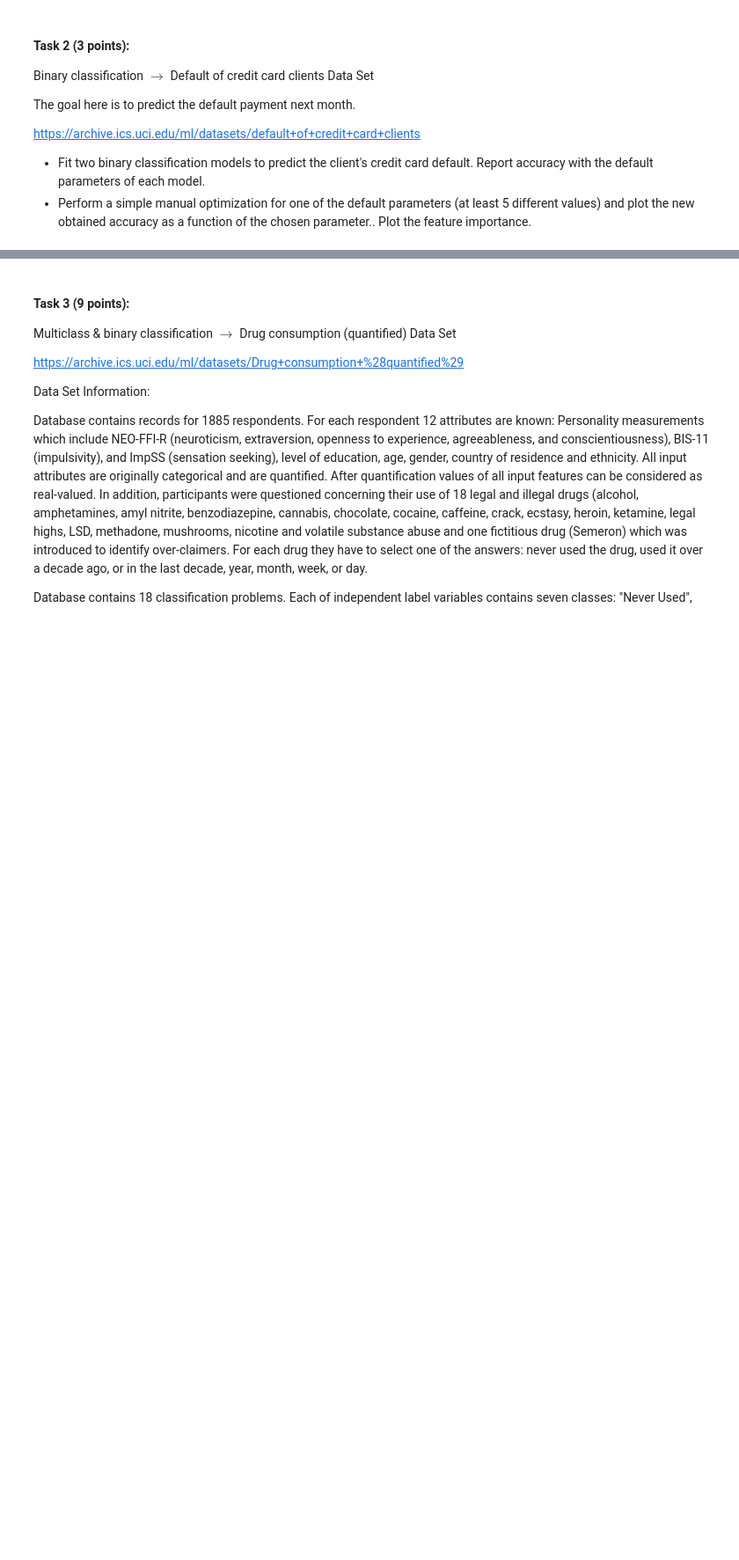
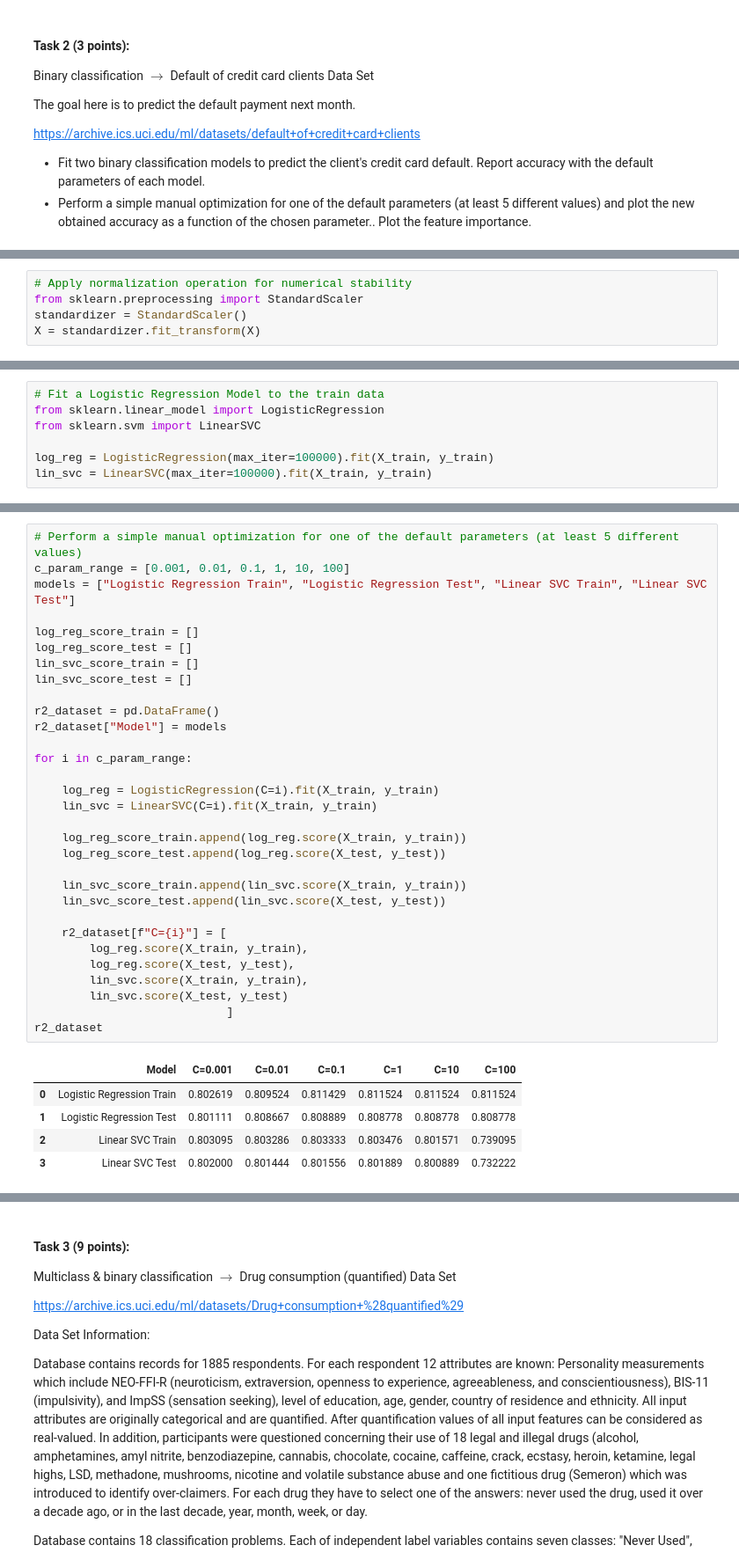
Before and after one commit to martinel-UAS/projects, a Jupyter notebook: Assignment_1/Assignment_1.ipynb, the cells around one changed output, grey strips where cells are left out. Shown at 88% size. Cells and saved outputs as stored; diff of their text form; blank space fills up the shorter version.

```diff
--- a/Assignment_1/Assignment_1.ipynb
+++ b/Assignment_1/Assignment_1.ipynb
@@ -164,0 +159,5 @@ df.head
+# %%
+# Apply normalization operation for numerical stability
+from sklearn.preprocessing import StandardScaler
+standardizer = StandardScaler()
+X = standardizer.fit_transform(X)
@@ -164,0 +172,7 @@ df.head
+# %%
+# Fit a Logistic Regression Model to the train data
+from sklearn.linear_model import LogisticRegression
+from sklearn.svm import LinearSVC
+
+log_reg = LogisticRegression(max_iter=100000).fit(X_train, y_train)
+lin_svc = LinearSVC(max_iter=100000).fit(X_train, y_train)
@@ -164,0 +226,37 @@ df.head
+# %%
+# Perform a simple manual optimization for one of the default parameters (at least 5 different values)
+c_param_range = [0.001, 0.01, 0.1, 1, 10, 100]
+models = ["Logistic Regression Train", "Logistic Regression Test", "Linear SVC Train", "Linear SVC Test"]
+
+log_reg_score_train = []
+log_reg_score_test = []
+lin_svc_score_train = []
+lin_svc_score_test = []
+
+r2_dataset = pd.DataFrame()
+r2_dataset["Model"] = models
+
+for i in c_param_range:
+
+    log_reg = LogisticRegression(C=i).fit(X_train, y_train)
+    lin_svc = LinearSVC(C=i).fit(X_train, y_train)
+
+    log_reg_score_train.append(log_reg.score(X_train, y_train))
+    log_reg_score_test.append(log_reg.score(X_test, y_test))
+
+    lin_svc_score_train.append(lin_svc.score(X_train, y_train))
+    lin_svc_score_test.append(lin_svc.score(X_test, y_test))
+
+    r2_dataset[f"C={i}"] = [
+        log_reg.score(X_train, y_train),
+        log_reg.score(X_test, y_test),
+        lin_svc.score(X_train, y_train),
+        lin_svc.score(X_test, y_test)
+                            ]
+r2_dataset
+# %% [output]
+|  | Model | C=0.001 | C=0.01 | C=0.1 | C=1 | C=10 | C=100 |
+| 0 | Logistic Regression Train | 0.802619 | 0.809524 | 0.811429 | 0.811524 | 0.811524 | 0.811524 |
+| 1 | Logistic Regression Test | 0.801111 | 0.808667 | 0.808889 | 0.808778 | 0.808778 | 0.808778 |
+| 2 | Linear SVC Train | 0.803095 | 0.803286 | 0.803333 | 0.803476 | 0.801571 | 0.739095 |
+| 3 | Linear SVC Test | 0.802000 | 0.801444 | 0.801556 | 0.801889 | 0.800889 | 0.732222 |
```
Also changed, not shown: parts of 10 cells of this notebook, 2 other files.
